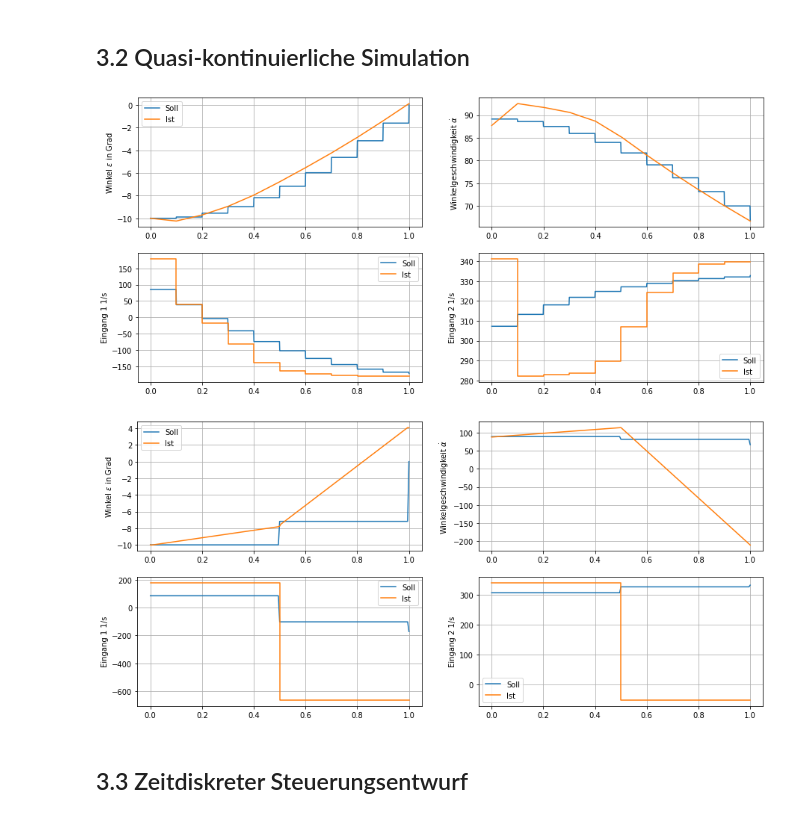
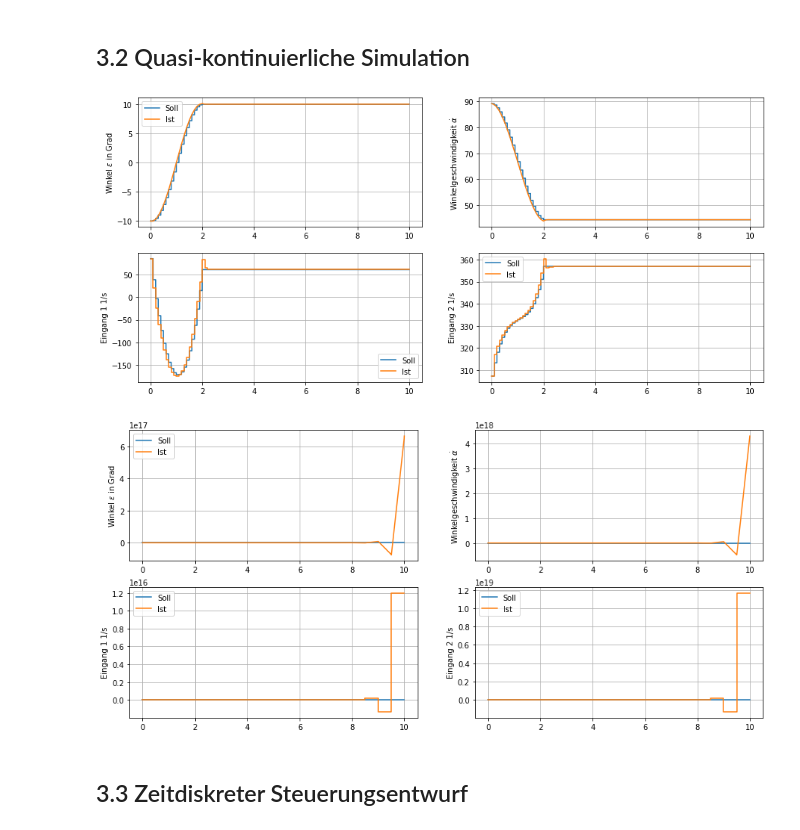
Before and after one commit to maxmichler/regelungstechnikprojekt, a Jupyter notebook: helirack.ipynb, the cells around one changed output. Saved outputs shown, nothing was run; the diff lists cells and outputs as text; code cells hidden in the pictures.

```diff
--- a/helirack.ipynb
+++ b/helirack.ipynb
@@ -399,13 +401,14 @@ print("Eigenwerte offener Kreis entkoppeltes Teilsystem 2:")
 display(sympy.Matrix(eigs2.round(3)))
 
 #Eigenwerte des geschlossenen Kreises
-eigs1_cl=np.array([-5])
-eigs2_cl=np.array([-4.5+2.5j, -4.5-2.5j])
+eigs1_cl=np.array([-8])
+eigs2_cl=np.array([-6+3j, -6-3j])
 #Die Eigenwerte müssen in der linken Halbebene liegen, sodass das System stabil ist.
 #Dabei gilt es ein Mittelmaß zwischen rascher sowie stabiler Regelung und keine "großen" Werten am Eingang zu finden.
 
 #Reglerverstärkungen mit Ackermannformel bestimmen
 K_pole_placement=heli_lin.acker([eigs1_cl,eigs2_cl])
+display("Kd_pole_placement")
 display(K_pole_placement)
 
 
@@ -586,10 +589,10 @@ Für alle nachfolgenden zeitdiskreten Schritte muss zunächst das Systemmodell m
 Ta_v = [0.1, 0.5]
 
 #Simulationszeit
-Tsim=1
+Tsim=10
 
 #Simulation mit linearem Entwurfsmodell oder nichtlinearem Modell?
-linear = False
+linear = True
 
 #Auswertungszeitpunkte
 t_eval=np.linspace(0,Tsim,500)
@@ -606,35 +609,35 @@ for Ta in Ta_v:
     #Wrapper für Modell
     if linear:
         rhs = lambda t,x,controller:heli_lin.model(t,x,controller)
         x0 = trajectory.state(0)
     else:
         rhs = lambda t,x,controller:heli.model(t,x,controller)
         x0,u0=heli.equilibrium(y1_equi)
 
     #Wrapper für Regler
     controller = lambda k_,x_:controller_closed_loop(k_*Ta,x_,K_pole_placement,trajectory)
 
     #Zeitdiskrete Simulation
     t_sim,x_sim,u_sim=simulate_discrete(rhs,x0,controller,Ta,Tsim)
 
     #Ergebnisse Plotten
     x_desired=trajectory.state(t_sim)
     u_desired=trajectory.input(np.floor(t_sim/Ta)*Ta)
     y_desired=trajectory.output(np.floor(t_sim/Ta)*Ta)
 
     if linear:
         y_sim = heli_lin.output(np.round(t_sim/Ta),x_sim,controller)
     else:
         y_sim = heli.output(np.round(t_sim/Ta),x_sim,controller)
 
 
     plot_results(t_sim,
                  (x_desired,x_sim),
                  (u_desired,u_sim),
                  (y_desired,y_sim))
 # %% [output]
-[figure, old version]
+[figure, new version]
-[figure, old version]
+[figure, new version]
 # %% [markdown]
 ## 3.3 Zeitdiskreter Steuerungsentwurf
 # %%
```
Also changed, not shown: parts of 7 cells of this notebook, 2 other files.
